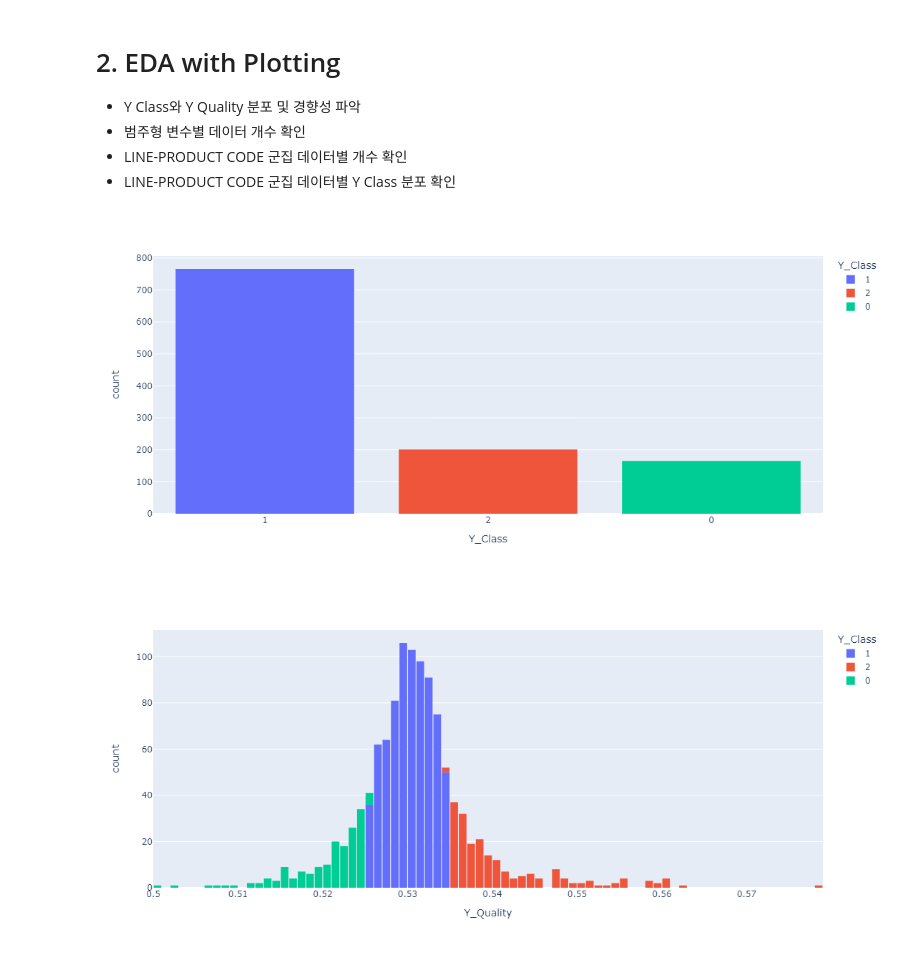
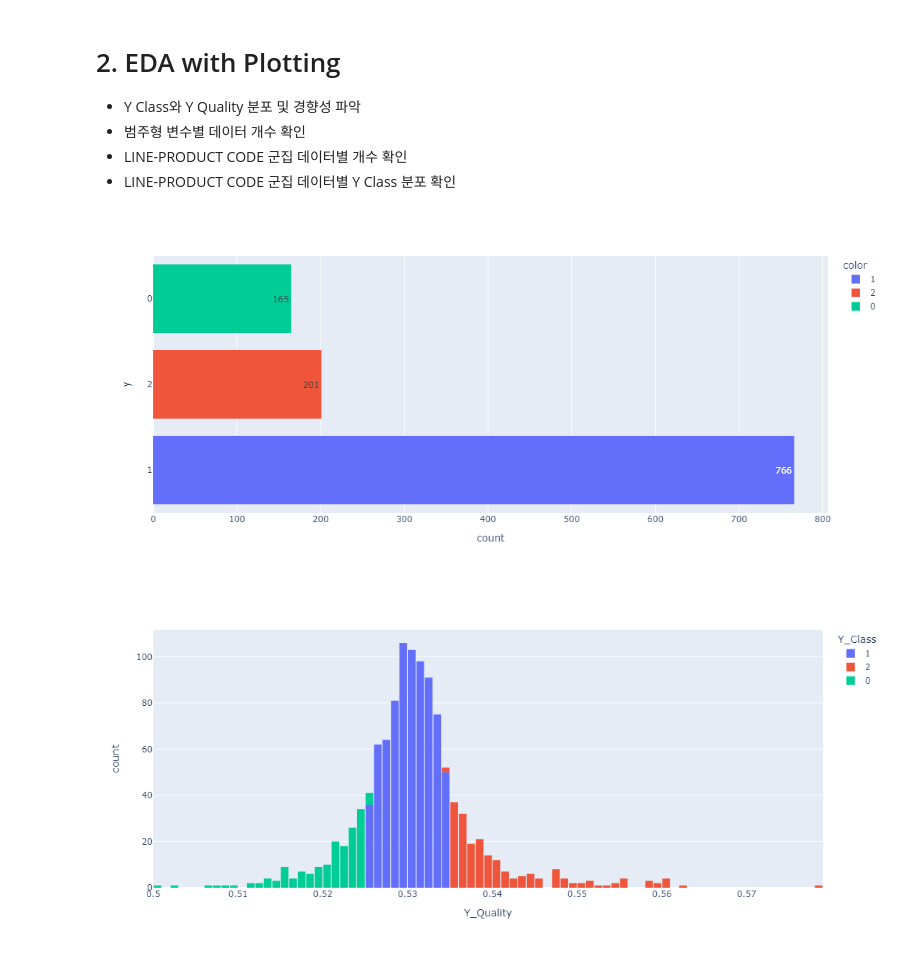
Before and after one commit to LGAimers/AI-PTA, a Jupyter notebook: dolphin/EDA.ipynb, the cells around one changed output. Drawn from its saved outputs; the diff is of its cells as text; code cells hidden in the pictures.

```diff
--- a/dolphin/EDA.ipynb
+++ b/dolphin/EDA.ipynb
@@ -105,11 +105,11 @@ A data:  (294, 3330)
 # %%
 nonX_original = original.iloc[:,  :4].drop(['Y_Quality'], axis=1).copy()
 X_original = original.iloc[:, 4:].copy()
-# %%
-fig = px.histogram(original, x="Y_Class", color="Y_Class", width=700, height=500)
-fig.show()
-# %% [output]
-[figure, removed]
+# %%
+fig = px.histogram(y=original.Y_Class, width=700, height=500, color=original.Y_Class, text_auto=True)
+fig.show()
+# %% [output]
+[figure, added]
 # %%
 fig = px.histogram(original, x="Y_Quality", color="Y_Class", width=700, height=500, nbins=100)
 fig.update_layout(bargap=0.1)
```
Also changed, not shown: parts of 1 cell of this notebook.
